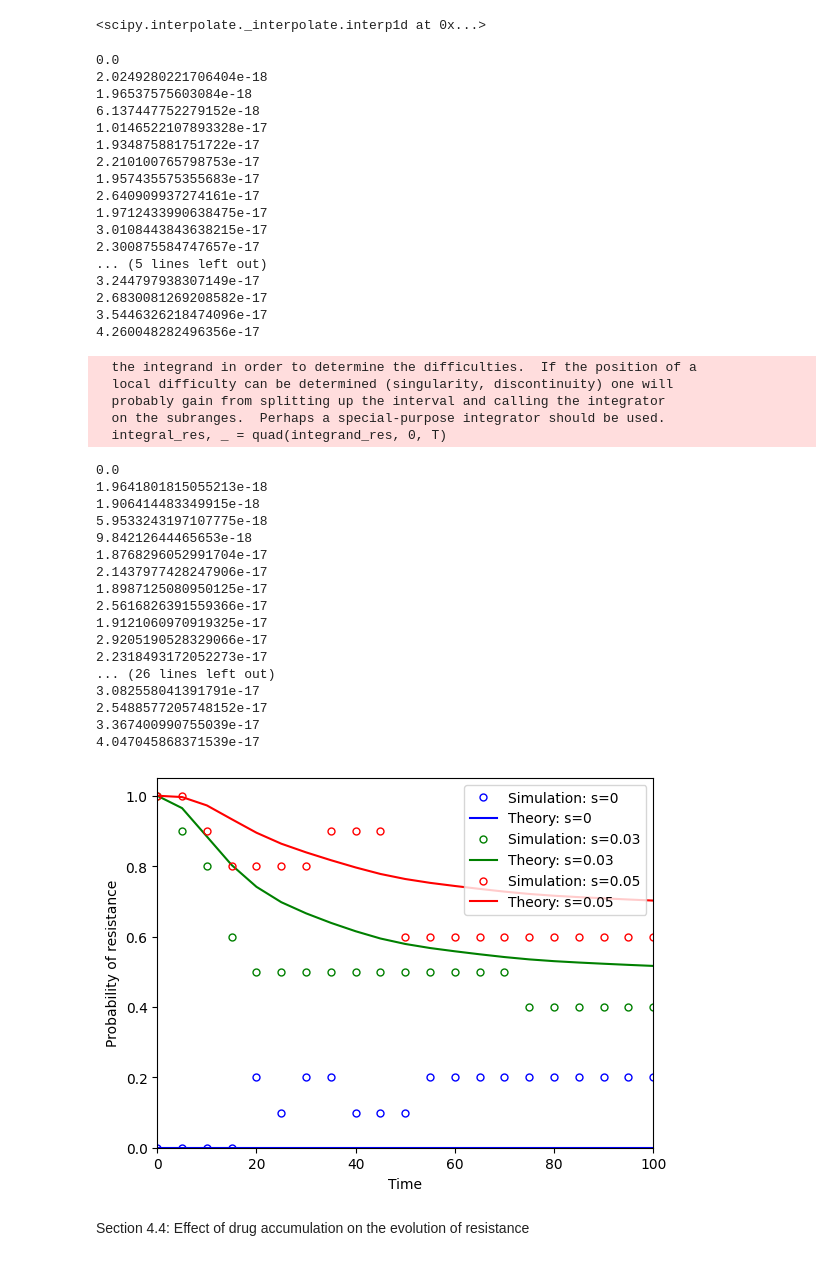
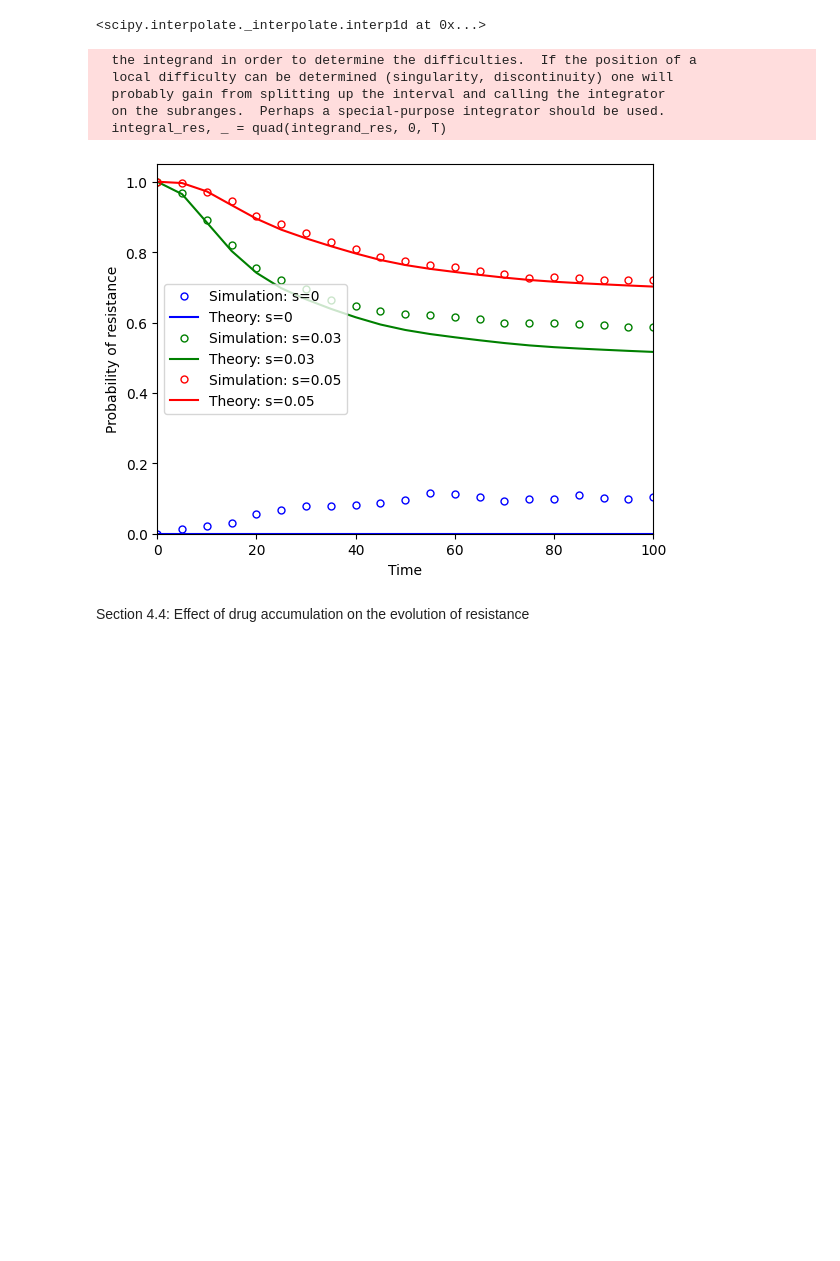
Before and after one commit to colmmcc2000/RSCAM_Group_11, a Jupyter notebook: code_RSCAM.ipynb, the cells around one changed output. Saved outputs shown, nothing was run; the diff lists cells and outputs as text; code cells hidden in the pictures; blank space fills up the shorter version.

```diff
--- a/code_RSCAM.ipynb
+++ b/code_RSCAM.ipynb
@@ -771,76 +776,43 @@ u = 1e-3
 cycle = 28
 dosing = 14
 s = 0.03
-N = 10
+N = 1000
 
 p_ext_lookup = precompute_extinction_prob(100, rates_y)
 
 frequencies = [0, 0.03, 0.05]
 colours = ['blue', 'green', 'red']
 g = zip(frequencies, colours)
 
 time = np.linspace(0, 100, 21)
 
 for s, cul in g:
     store = np.zeros(len(time))
     grid, pop_s, pop_r, prob_r, var_r = mean_pulsed_therapy(N, T_max, M0, rates, beta, u, cycle, dosing, s)
     plt.plot(grid, prob_r,'o', c = cul, label = f'Simulation: s={s}',
               markevery = 5, fillstyle = 'none', markersize = 5 )
 
     for i, x in enumerate(time):
         store[i] = prob_resistance_pulsed(x, M0, s, u, p_ext_lookup)
     plt.plot(time, store, '-', c = cul, label = f'Theory: s={s}')
 
 #xlim and ylim let us cut the axis rather than have padding on either side. Looks better
 plt.xlim(0, T_max)
 plt.ylim(0, None)
 
 plt.xlabel('Time')
 plt.ylabel('Probability of resistance')
 
 plt.legend()
+plt.savefig('Figs/pulsed_probability.pdf', format='pdf', bbox_inches='tight', dpi=300)
 plt.show()
 # %% [output]
-0.0
-2.0249280221706404e-18
-1.96537575603084e-18
-6.137447752279152e-18
-1.0146522107893328e-17
-1.934875881751722e-17
-2.210100765798753e-17
-1.957435575355683e-17
-2.640909937274161e-17
-1.9712433990638475e-17
-3.0108443843638215e-17
-2.300875584747657e-17
-... (5 lines left out)
-3.244797938307149e-17
-2.6830081269208582e-17
-3.5446326218474096e-17
-4.260048282496356e-17
+  the integrand in order to determine the difficulties.  If the position of a
+  local difficulty can be determined (singularity, discontinuity) one will
+  probably gain from splitting up the interval and calling the integrator
+  on the subranges.  Perhaps a special-purpose integrator should be used.
+  integral_res, _ = quad(integrand_res, 0, T)
-  the integrand in order to determine the difficulties.  If the position of a
-  local difficulty can be determined (singularity, discontinuity) one will
-  probably gain from splitting up the interval and calling the integrator
-  on the subranges.  Perhaps a special-purpose integrator should be used.
-  integral_res, _ = quad(integrand_res, 0, T)
-0.0
-1.9641801815055213e-18
-1.906414483349915e-18
-5.9533243197107775e-18
-9.84212644465653e-18
-1.8768296052991704e-17
-2.1437977428247906e-17
-1.8987125080950125e-17
-2.5616826391559366e-17
-1.9121060970919325e-17
-2.9205190528329066e-17
-2.2318493172052273e-17
-... (26 lines left out)
-3.082558041391791e-17
-2.5488577205748152e-17
-3.367400990755039e-17
-4.047045868371539e-17
-[figure, old version]
+[figure, new version]
 # %% [markdown]
 Section 4.4: Effect of drug accumulation on the evolution of resistance
 # %% [markdown]
```
Also changed, not shown: parts of 12 cells of this notebook, 3 other files.
